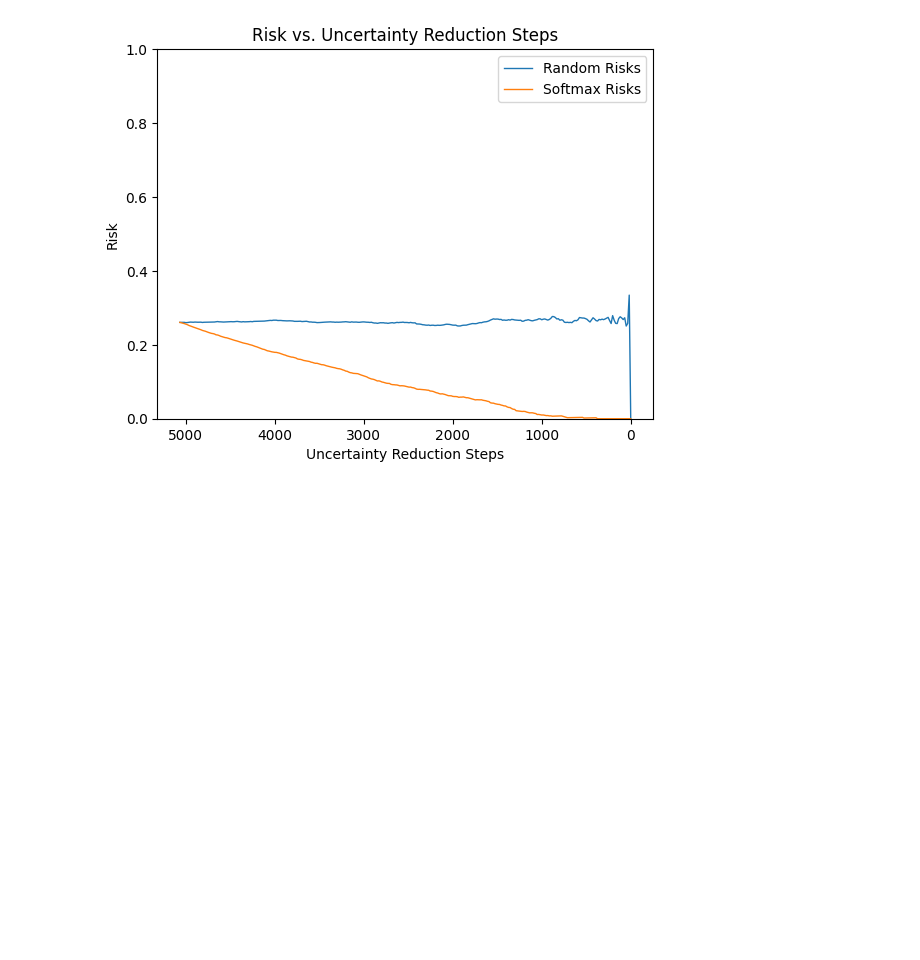
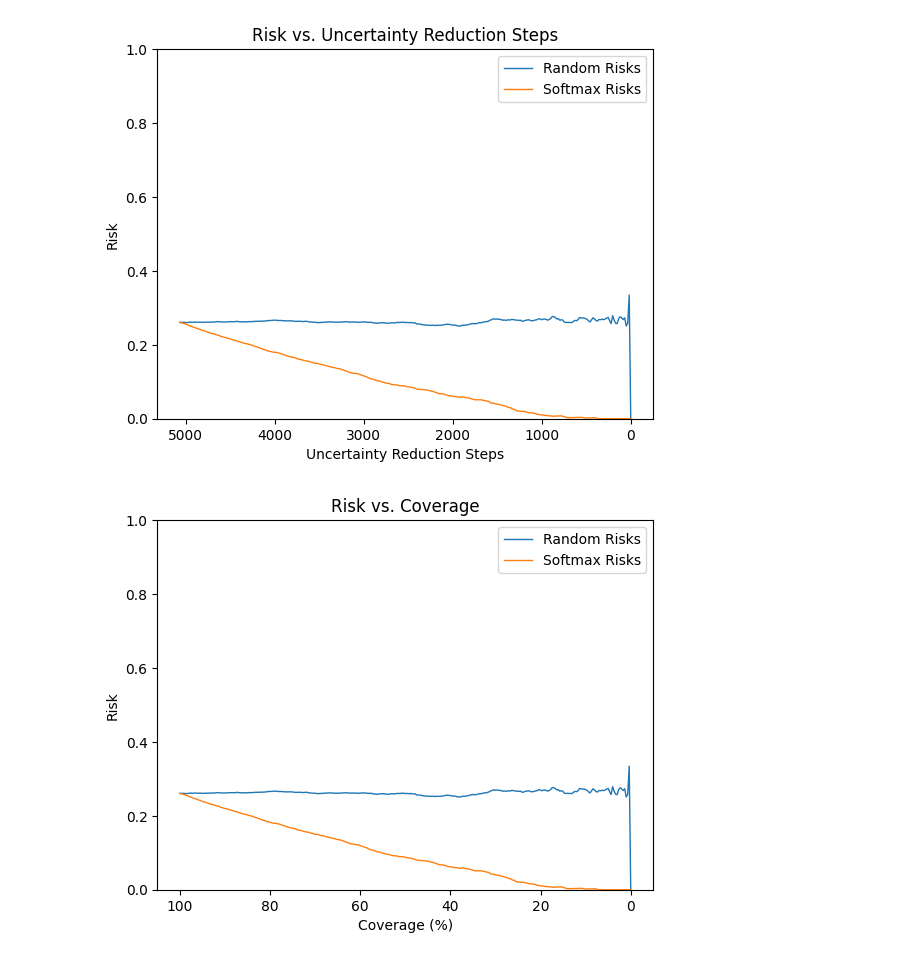
Before and after one commit to euandocking/DSC-uncertainty-quantification-evaluation, a Jupyter notebook: PyTorch_Uncertainty__Quantification_Evaluation.ipynb, the cells around one changed output. Cells and saved outputs as stored; diff of their text form; code cells hidden in the pictures; blank space fills up the shorter version.

Commit message:
changed axis to correct labels

```diff
--- a/PyTorch_Uncertainty__Quantification_Evaluation.ipynb
+++ b/PyTorch_Uncertainty__Quantification_Evaluation.ipynb
@@ -527,3 +523,39 @@ plt.legend()
 plt.show()
 # %% [output]
 [figure]
+# %%
+# Interpolate the data for smoother curves
+x_values = np.arange(len(random_risks))
+total_steps = len(x_values)
+
+# Convert x-values to percentage
+x_smooth_percentage = (x_values / total_steps) * 100
+
+# Create a smooth range for the x-axis
+x_smooth_percentage_interp = np.linspace(x_smooth_percentage.min(), x_smooth_percentage.max(), 300)
+
+# Interpolate the data based on the percentage values
+random_risks_smooth = np.interp(x_smooth_percentage_interp, x_smooth_percentage, random_risks)
+softmax_risks_smooth = np.interp(x_smooth_percentage_interp, x_smooth_percentage, softmax_risks)
+
+# Plotting the results with smooth curves
+plt.plot(x_smooth_percentage_interp, random_risks_smooth, label='Random Risks', linewidth=1)
+plt.plot(x_smooth_percentage_interp, softmax_risks_smooth, label='Softmax Risks', linewidth=1)
+
+# x-axis label with a percentage
+plt.xlabel('Coverage (%)')
+plt.ylabel('Risk')
+plt.title('Risk vs. Coverage')
+
+# Adjust the y-axis limits
+plt.ylim(0, 1)
+
+# Invert the x-axis
+plt.gca().invert_xaxis()
+
+# Show legend
+plt.legend()
+
+plt.show()
+# %% [output]
+[figure, added]
```
Also changed, not shown: parts of 1 cell of this notebook.
